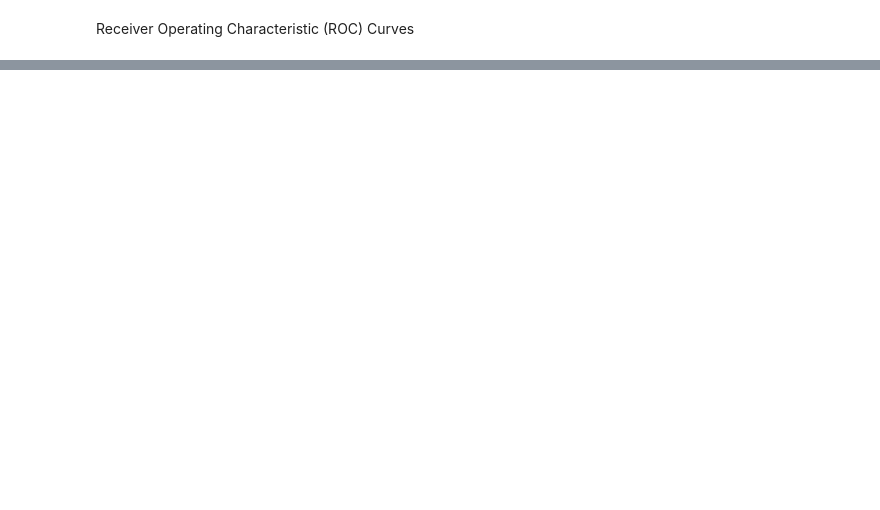
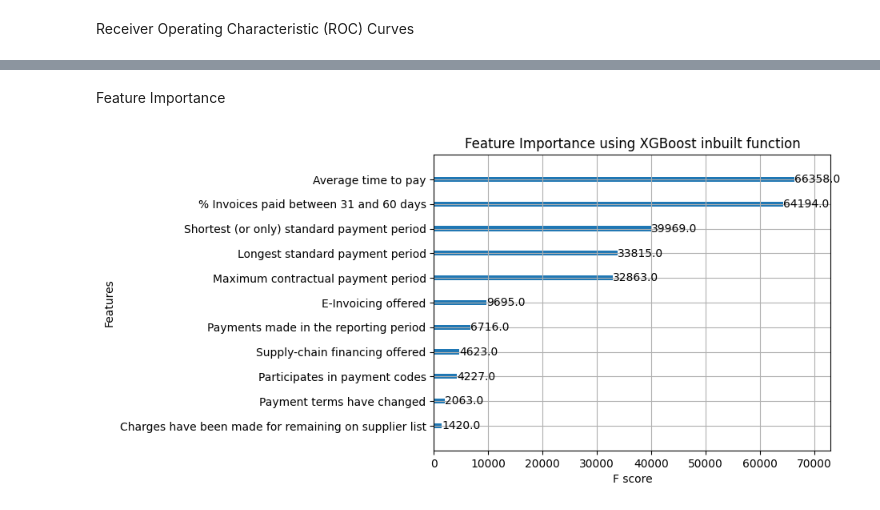
Before and after one commit to Lasya-t07/mini-proj, a Jupyter notebook: newdata.ipynb, the cells around one changed output, grey strips where cells are left out. Saved outputs shown, nothing was run; the diff lists cells and outputs as text; code cells hidden in the pictures; blank space fills up the shorter version.

```diff
--- a/newdata.ipynb
+++ b/newdata.ipynb
@@ -513,0 +493,10 @@ results_df
+# %% [markdown]
+Feature Importance
+# %%
+# Feature Importance using XGBoost inbuilt function
+xgb.plot_importance(xgb_clf)
+plt.rcParams['figure.figsize'] = [6, 4]
+plt.title('Feature Importance using XGBoost inbuilt function')
+plt.show()
+# %% [output]
+[figure, added]
```
Also changed, not shown: parts of 24 cells of this notebook, 5 other files.
